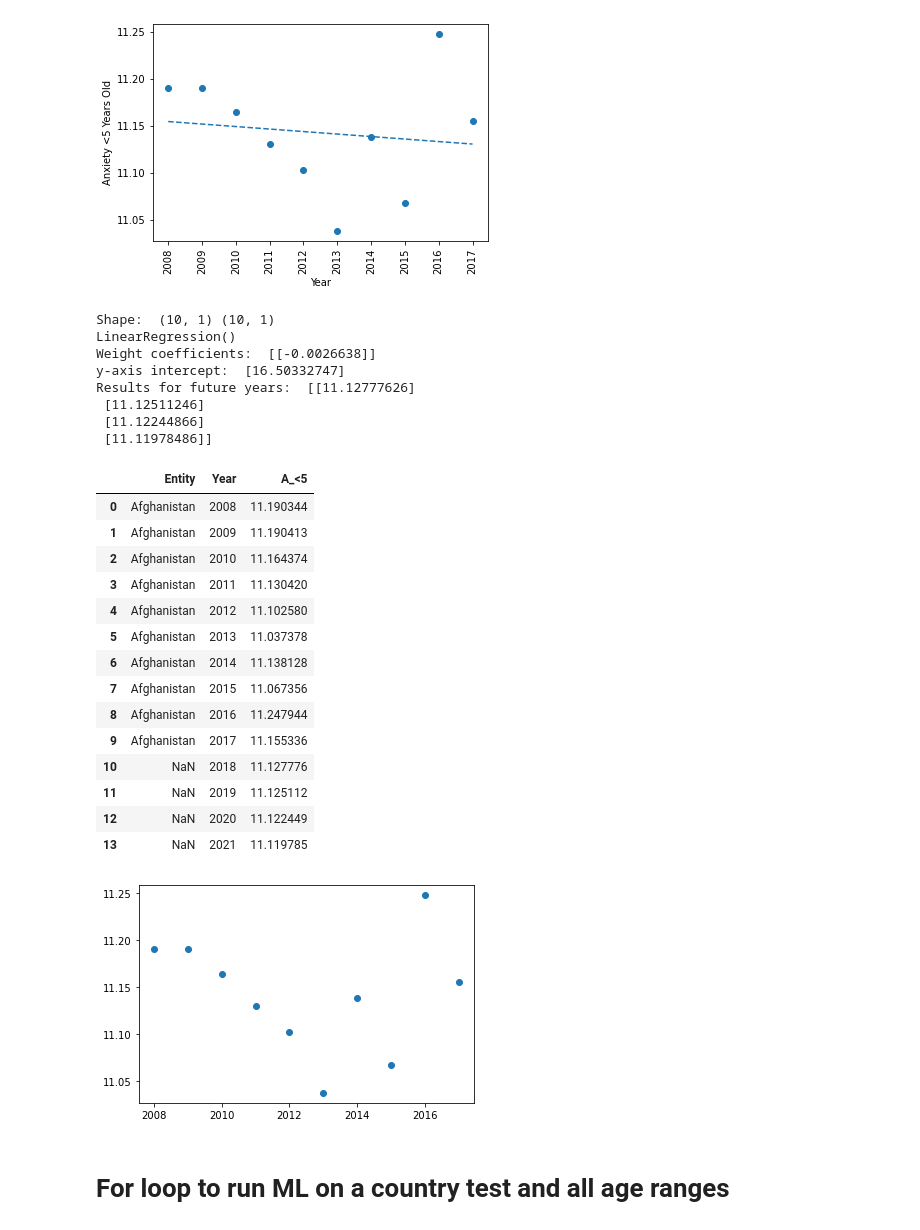
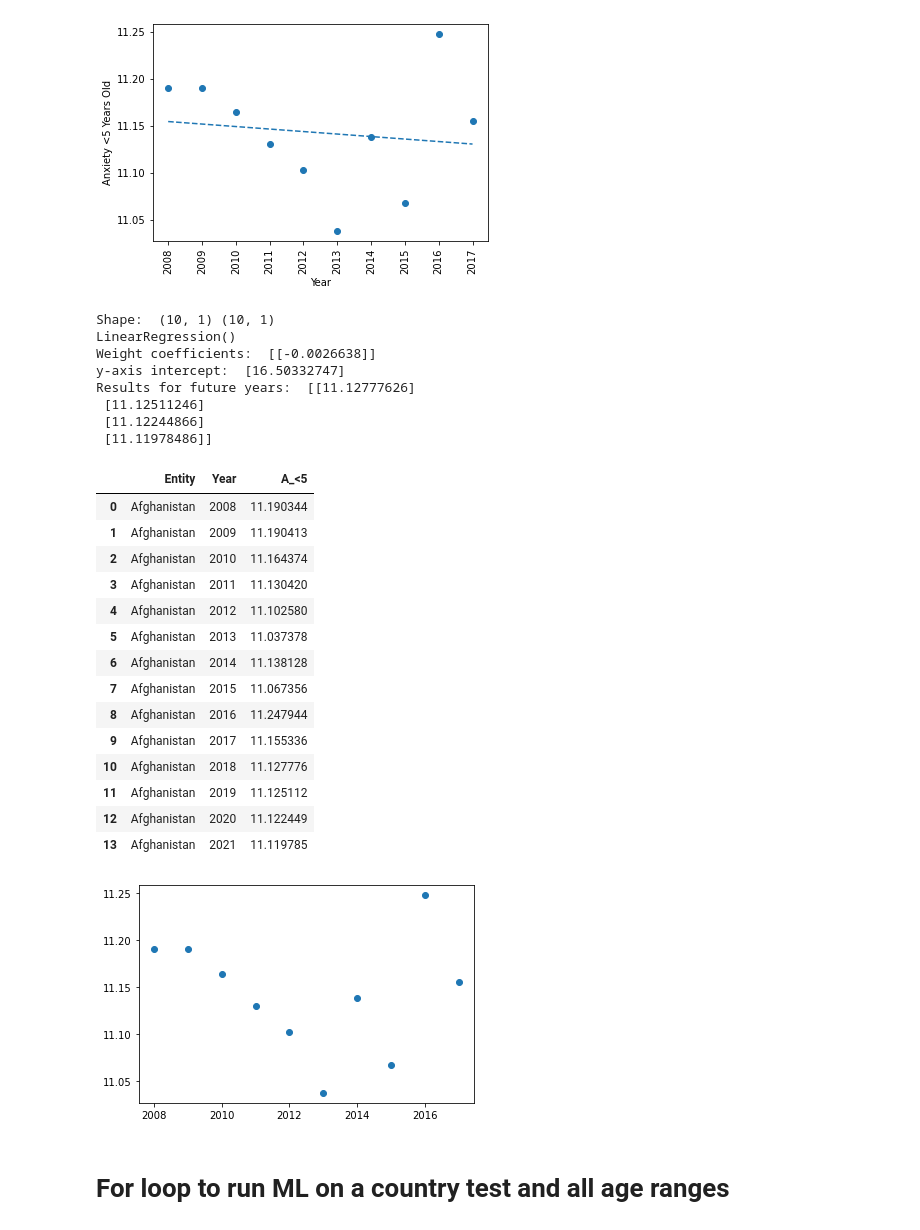
Before and after one commit to dianeyaneza/UWA-Data-Final_Project, a Jupyter notebook: wmhdata.ipynb, the cells around one changed output. Drawn from its saved outputs; the diff is of its cells as text; code cells hidden in the pictures.

```diff
--- a/wmhdata.ipynb
+++ b/wmhdata.ipynb
@@ -188,7 +188,7 @@ print("Shape: ", X.shape, y.shape)
 # X
 # y
 
-plt.scatter(X, y)
+# plt.scatter(X, y)
 
 # -----------------------------------------------------------
 # Run model, fit X and y to model
@@ -222,7 +222,7 @@ forecast_data
 forecast_df = pd.DataFrame(forecast_data, columns=['A_<5'])
 
 # Create the future years datafram
-future_years = pd.DataFrame({'Year': [2018, 2019, 2020, 2021]})
+future_years = pd.DataFrame({'Entity': ['Afghanistan','Afghanistan','Afghanistan','Afghanistan'],'Year': [2018, 2019, 2020, 2021]})
 
 # Concat the two dataframes together
 result = pd.concat([future_years, forecast_df], axis=1)
@@ -232,41 +232,42 @@ result
 afghanistan_subset = afghanistan_subset.append(result, ignore_index=True)
 
 # CHECK results
+plt.scatter(X, y)
 afghanistan_subset
 
 # -----------------------------------------------------------
 # Score the prediction with mse and r2
 # mse = mean_squared_error(y, predicted)
 # r2 = r2_score(y, predicted)
 
 # print(f"Mean Squared Error (MSE): {mse}")
 # print(f"R-squared (R2 ): {r2}")
 
 # print("Model score:", model.score(X, y))
 # %% [output]
 Shape:  (10, 1) (10, 1)
 LinearRegression()
 Weight coefficients:  [[-0.0026638]]
 y-axis intercept:  [16.50332747]
 Results for future years:  [[11.12777626]
  [11.12511246]
  [11.12244866]
  [11.11978486]]
 |  | Entity | Year | A_<5 |
 | 0 | Afghanistan | 2008 | 11.190344 |
 | 1 | Afghanistan | 2009 | 11.190413 |
 | 2 | Afghanistan | 2010 | 11.164374 |
 | 3 | Afghanistan | 2011 | 11.130420 |
 | 4 | Afghanistan | 2012 | 11.102580 |
 | 5 | Afghanistan | 2013 | 11.037378 |
 | 6 | Afghanistan | 2014 | 11.138128 |
 | 7 | Afghanistan | 2015 | 11.067356 |
 | 8 | Afghanistan | 2016 | 11.247944 |
 | 9 | Afghanistan | 2017 | 11.155336 |
-| 10 | NaN | 2018 | 11.127776 |
-| 11 | NaN | 2019 | 11.125112 |
-| 12 | NaN | 2020 | 11.122449 |
-| 13 | NaN | 2021 | 11.119785 |
+| 10 | Afghanistan | 2018 | 11.127776 |
+| 11 | Afghanistan | 2019 | 11.125112 |
+| 12 | Afghanistan | 2020 | 11.122449 |
+| 13 | Afghanistan | 2021 | 11.119785 |
 [figure]
 # %% [markdown]
 # For loop to run ML on a country test and all age ranges
```
Also changed, not shown: parts of 9 cells of this notebook.
